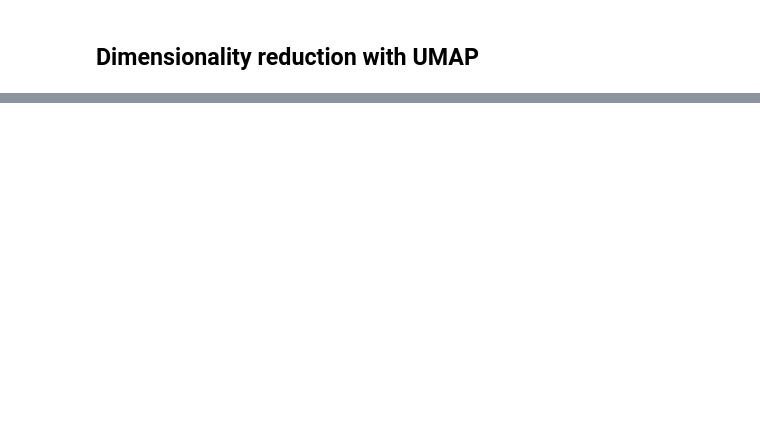
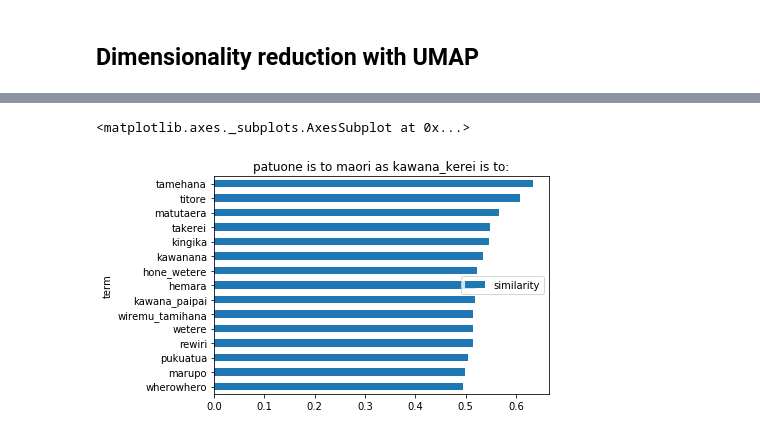
Before and after one commit to mathematiguy/word-embeddings, a Jupyter notebook: analysis/cleaning_papers_past.ipynb, the cells around one changed output, grey strips where cells are left out. Cells and saved outputs as stored; diff of their text form; code cells hidden in the pictures; blank space fills up the shorter version.

```diff
--- a/analysis/cleaning_papers_past.ipynb
+++ b/analysis/cleaning_papers_past.ipynb
@@ -494,0 +585,11 @@ papers.to_csv('../data/papers.csv', index = False)
+# %%
+def get_analogies(termA, termB, termC, k=15):
+    return (pd.DataFrame(
+        model.get_analogies(termA, termB, termC, k=k),
+        columns = ['similarity', 'term'])
+       .sort_values('similarity')
+       .plot(kind = 'barh', x = 'term', y = 'similarity', title = '{} is to {} as {} is to:'.format(termA, termB, termC))
+    )
+# %% [output]
+<matplotlib.axes._subplots.AxesSubplot at 0x...>
+[figure, added]
```
Also changed, not shown: parts of 54 cells of this notebook, 1 other file.
